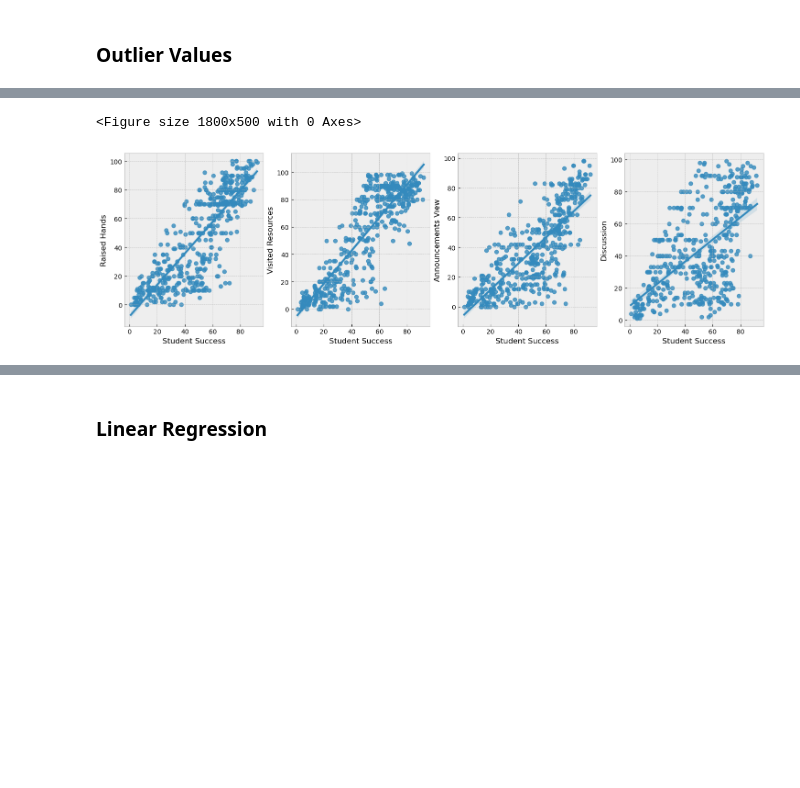
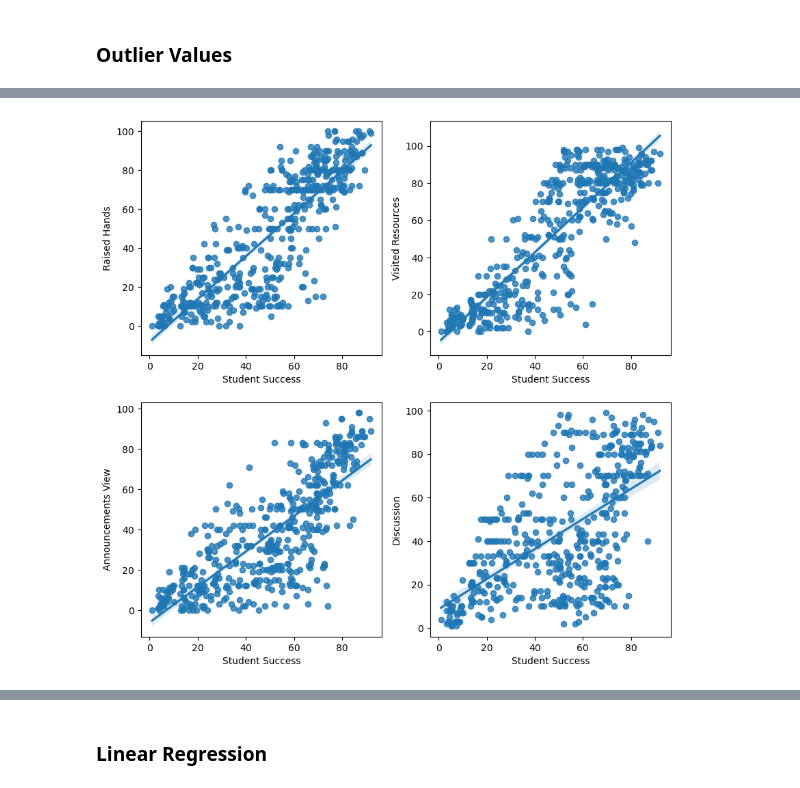
Before and after one commit to dyan27/da-capstone, a Jupyter notebook: explore.ipynb, the cells around one changed output, grey strips where cells are left out. Drawn from its saved outputs; the diff is of its cells as text; code cells hidden in the pictures; blank space fills up the shorter version.

```diff
--- a/explore.ipynb
+++ b/explore.ipynb
@@ -197,14 +199,11 @@ plt.show()
 # %%
-plt.figure(figsize=(18,5),dpi=100)
-
 column=["Raised Hands","Visited Resources","Announcements View","Discussion"]
 
-plt.figure(figsize=(18,5), dpi=100)
+plt.figure(figsize=(10,10), dpi=100)
 for i in range(len(column)):
-    plt.subplot(1,4,i+1)
+    plt.subplot(2,2,i+1)
     sns.regplot(y=data[column[i]], x=data["Student Success"], data=data)
 
 plt.show()
 # %% [output]
-<Figure size 1800x500 with 0 Axes>
-[figure, old version]
+[figure, new version]
```
Also changed, not shown: parts of 15 cells of this notebook, 19 other files.
